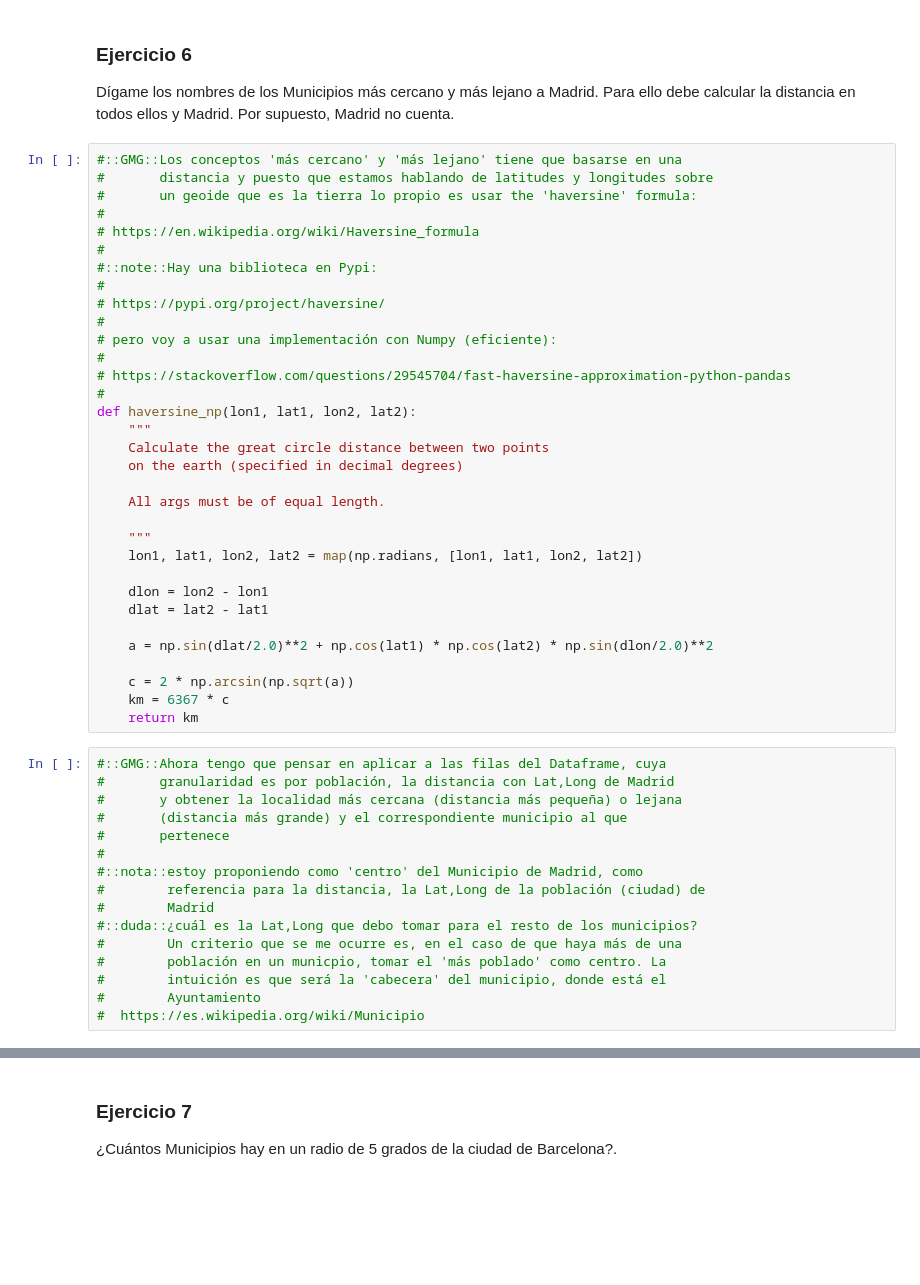
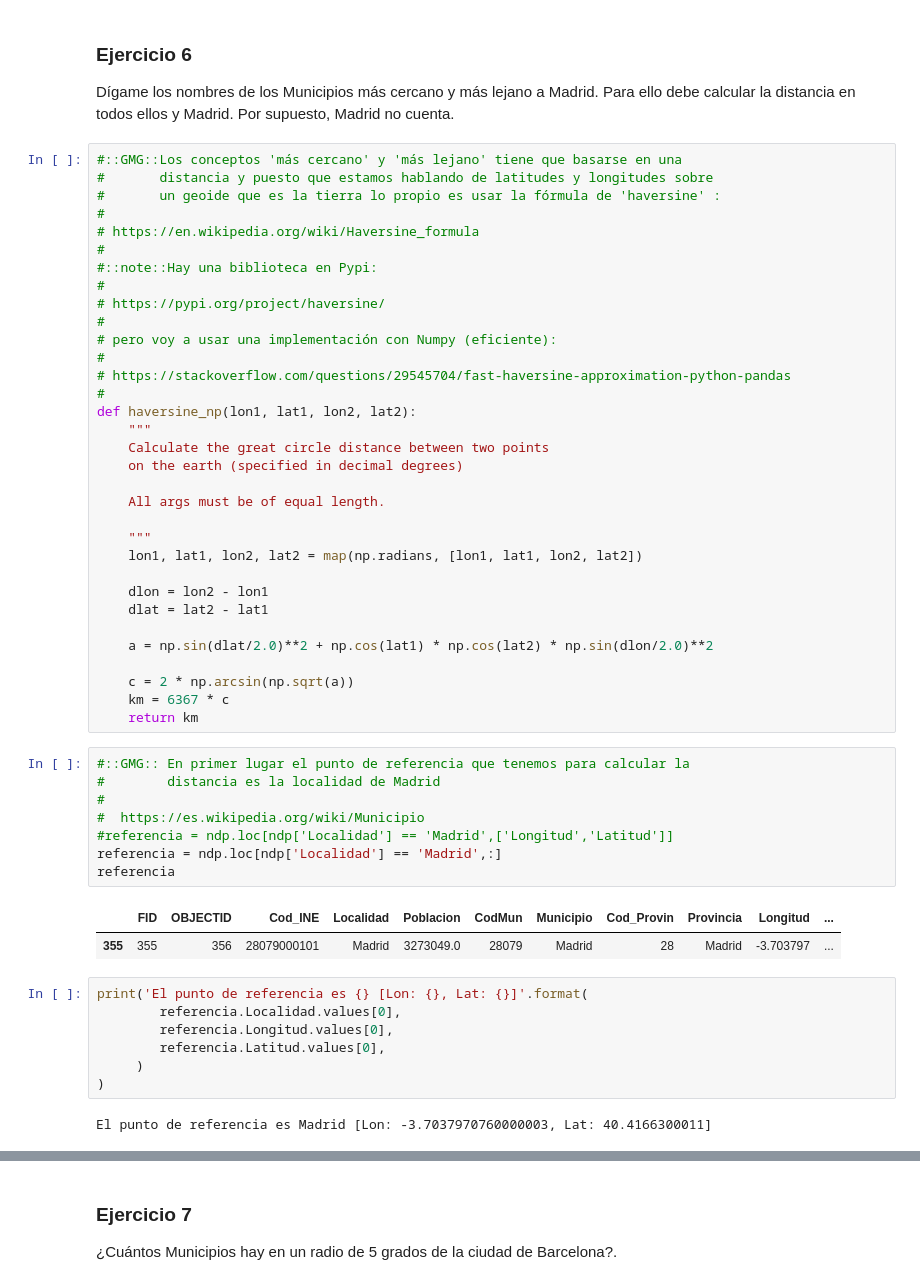
Before and after one commit to yerartdev/uc-m1967-mdsi, a Jupyter notebook: d8/TareaPandas.ipynb, the cells around one changed output, grey strips where cells are left out. Drawn from its saved outputs; the diff is of its cells as text; blank space fills up the shorter version.

Commit message:
Tarea Pandas: ejercicio 6 de núcleos de población

```diff
--- a/d8/TareaPandas.ipynb
+++ b/d8/TareaPandas.ipynb
@@ -377,7 +394,7 @@ Dígame los nombres de los Municipios más cercano y más lejano a Madrid. Para
 # %%
 #::GMG::Los conceptos 'más cercano' y 'más lejano' tiene que basarse en una
 #       distancia y puesto que estamos hablando de latitudes y longitudes sobre
-#       un geoide que es la tierra lo propio es usar the 'haversine' formula:
+#       un geoide que es la tierra lo propio es usar la fórmula de 'haversine' :
 #
 # https://en.wikipedia.org/wiki/Haversine_formula
 #
@@ -407,19 +424,23 @@ def haversine_np(lon1, lat1, lon2, lat2):
     c = 2 * np.arcsin(np.sqrt(a))
     km = 6367 * c
     return km
-# %%
-#::GMG::Ahora tengo que pensar en aplicar a las filas del Dataframe, cuya
-#       granularidad es por población, la distancia con Lat,Long de Madrid
-#       y obtener la localidad más cercana (distancia más pequeña) o lejana
-#       (distancia más grande) y el correspondiente municipio al que
-#       pertenece
-#
-#::nota::estoy proponiendo como 'centro' del Municipio de Madrid, como
-#        referencia para la distancia, la Lat,Long de la población (ciudad) de
-#        Madrid
-#::duda::¿cuál es la Lat,Long que debo tomar para el resto de los municipios?
-#        Un criterio que se me ocurre es, en el caso de que haya más de una
-#        población en un municpio, tomar el 'más poblado' como centro. La
-#        intuición es que será la 'cabecera' del municipio, donde está el
-#        Ayuntamiento
-#  https://es.wikipedia.org/wiki/Municipio
+# %%
+#::GMG:: En primer lugar el punto de referencia que tenemos para calcular la
+#        distancia es la localidad de Madrid
+#
+#  https://es.wikipedia.org/wiki/Municipio
+#referencia = ndp.loc[ndp['Localidad'] == 'Madrid',['Longitud','Latitud']]
+referencia = ndp.loc[ndp['Localidad'] == 'Madrid',:]
+referencia
+# %% [output]
+|  | FID | OBJECTID | Cod_INE | Localidad | Poblacion | CodMun | Municipio | Cod_Provin | Provincia | Longitud | ... |
+| 355 | 355 | 356 | 28079000101 | Madrid | 3273049.0 | 28079 | Madrid | 28 | Madrid | -3.703797 | ... |
+# %%
+print('El punto de referencia es {} [Lon: {}, Lat: {}]'.format(
+        referencia.Localidad.values[0],
+        referencia.Longitud.values[0],
+        referencia.Latitud.values[0],
+     )
+)
+# %% [output]
+El punto de referencia es Madrid [Lon: -3.7037970760000003, Lat: 40.4166300011]
```
Also changed, not shown: parts of 10 cells of this notebook.
